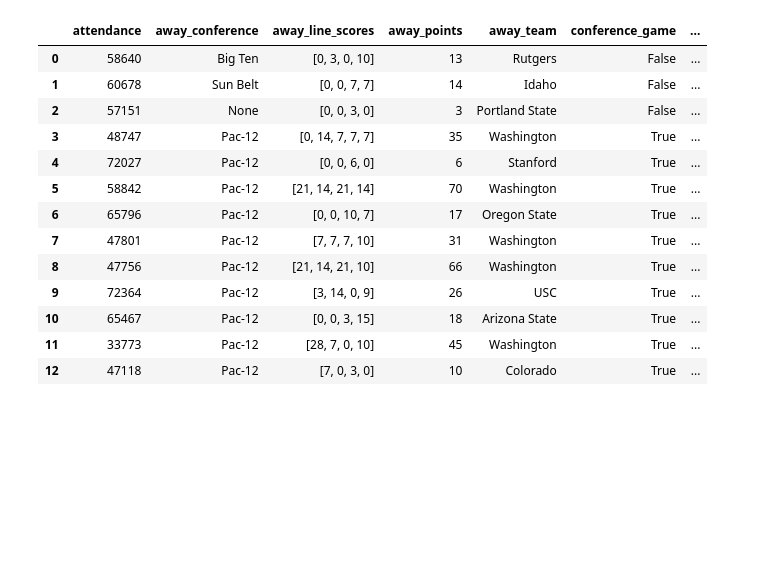
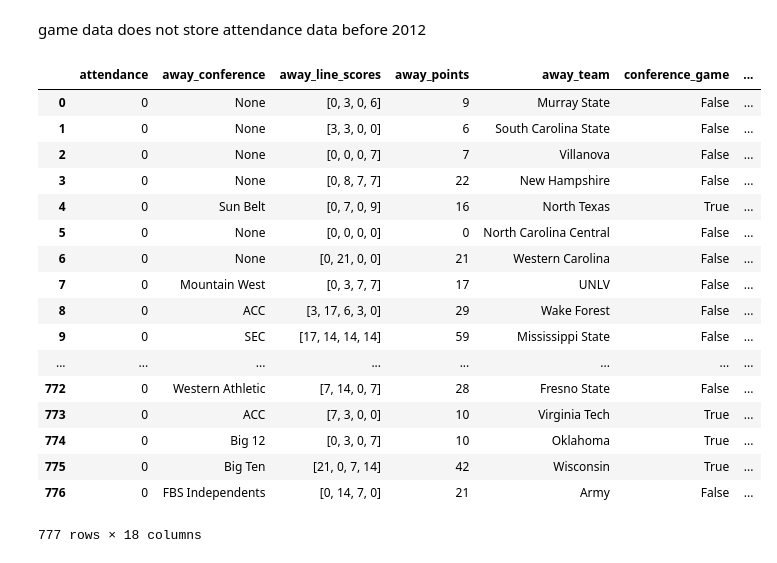
Before and after one commit to TaraWilson17/data512, a Jupyter notebook: final_project/data_collection.ipynb, the cells around one changed output. Saved outputs shown, nothing was run; the diff lists cells and outputs as text; code cells hidden in the pictures; blank space fills up the shorter version.

```diff
--- a/final_project/data_collection.ipynb
+++ b/final_project/data_collection.ipynb
@@ -25,17 +15,0 @@ games_2016 = pd.read_json("games_endpoint_2016.json")
-# %%
-games_2016
-# %% [output]
-|  | attendance | away_conference | away_line_scores | away_points | away_team | conference_game | ... |
-| 0 | 58640 | Big Ten | [0, 3, 0, 10] | 13 | Rutgers | False | ... |
-| 1 | 60678 | Sun Belt | [0, 0, 7, 7] | 14 | Idaho | False | ... |
-| 2 | 57151 | None | [0, 0, 3, 0] | 3 | Portland State | False | ... |
-| 3 | 48747 | Pac-12 | [0, 14, 7, 7, 7] | 35 | Washington | True | ... |
-| 4 | 72027 | Pac-12 | [0, 0, 6, 0] | 6 | Stanford | True | ... |
-| 5 | 58842 | Pac-12 | [21, 14, 21, 14] | 70 | Washington | True | ... |
-| 6 | 65796 | Pac-12 | [0, 0, 10, 7] | 17 | Oregon State | True | ... |
-| 7 | 47801 | Pac-12 | [7, 7, 7, 10] | 31 | Washington | True | ... |
-| 8 | 47756 | Pac-12 | [21, 14, 21, 10] | 66 | Washington | True | ... |
-| 9 | 72364 | Pac-12 | [3, 14, 0, 9] | 26 | USC | True | ... |
-| 10 | 65467 | Pac-12 | [0, 0, 3, 15] | 18 | Arizona State | True | ... |
-| 11 | 33773 | Pac-12 | [28, 7, 0, 10] | 45 | Washington | True | ... |
-| 12 | 47118 | Pac-12 | [7, 0, 3, 0] | 10 | Colorado | True | ... |
@@ -53,0 +24,2 @@ pageviews_mobile_app_df["pageview_mobile_views"] = count
+# %% [markdown]
+game data does not store attendance data before 2012
@@ -53,0 +34,21 @@ pageviews_mobile_app_df["pageview_mobile_views"] = count
+# %%
+games_2011
+# %% [output]
+|  | attendance | away_conference | away_line_scores | away_points | away_team | conference_game | ... |
+| 0 | 0 | None | [0, 3, 0, 6] | 9 | Murray State | False | ... |
+| 1 | 0 | None | [3, 3, 0, 0] | 6 | South Carolina State | False | ... |
+| 2 | 0 | None | [0, 0, 0, 7] | 7 | Villanova | False | ... |
+| 3 | 0 | None | [0, 8, 7, 7] | 22 | New Hampshire | False | ... |
+| 4 | 0 | Sun Belt | [0, 7, 0, 9] | 16 | North Texas | True | ... |
+| 5 | 0 | None | [0, 0, 0, 0] | 0 | North Carolina Central | False | ... |
+| 6 | 0 | None | [0, 21, 0, 0] | 21 | Western Carolina | False | ... |
+| 7 | 0 | Mountain West | [0, 3, 7, 7] | 17 | UNLV | False | ... |
+| 8 | 0 | ACC | [3, 17, 6, 3, 0] | 29 | Wake Forest | False | ... |
+| 9 | 0 | SEC | [17, 14, 14, 14] | 59 | Mississippi State | False | ... |
+| ... | ... | ... | ... | ... | ... | ... | ... |
+| 772 | 0 | Western Athletic | [7, 14, 0, 7] | 28 | Fresno State | False | ... |
+| 773 | 0 | ACC | [7, 3, 0, 0] | 10 | Virginia Tech | True | ... |
+| 774 | 0 | Big 12 | [0, 3, 0, 7] | 10 | Oklahoma | True | ... |
+| 775 | 0 | Big Ten | [21, 0, 7, 14] | 42 | Wisconsin | True | ... |
+| 776 | 0 | FBS Independents | [0, 14, 7, 0] | 21 | Army | False | ... |
+777 rows × 18 columns
```
Also changed, not shown: parts of 11 cells of this notebook.
